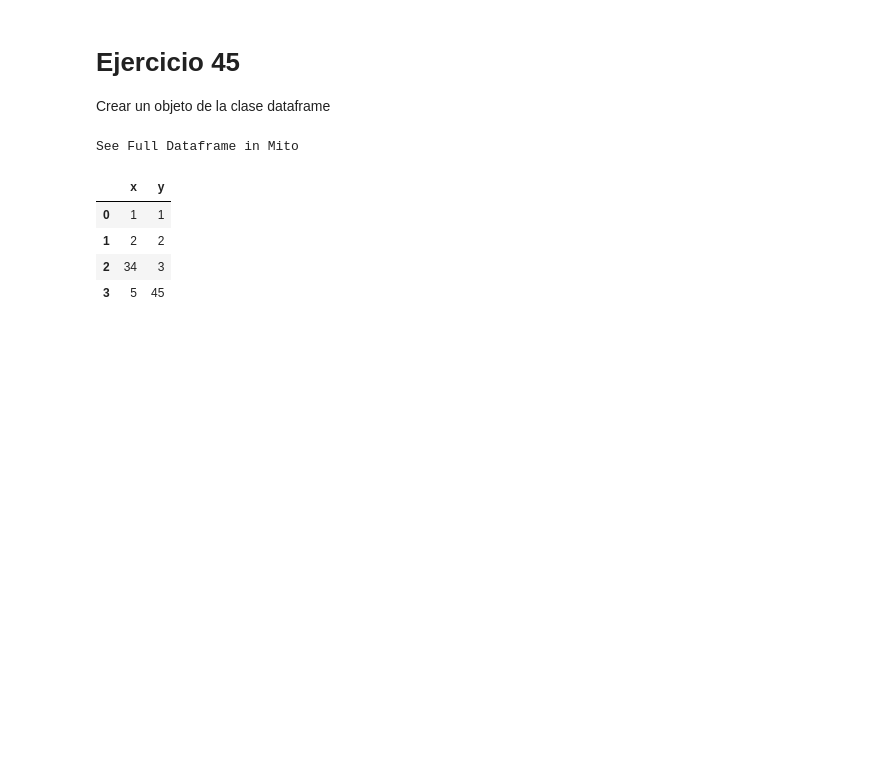
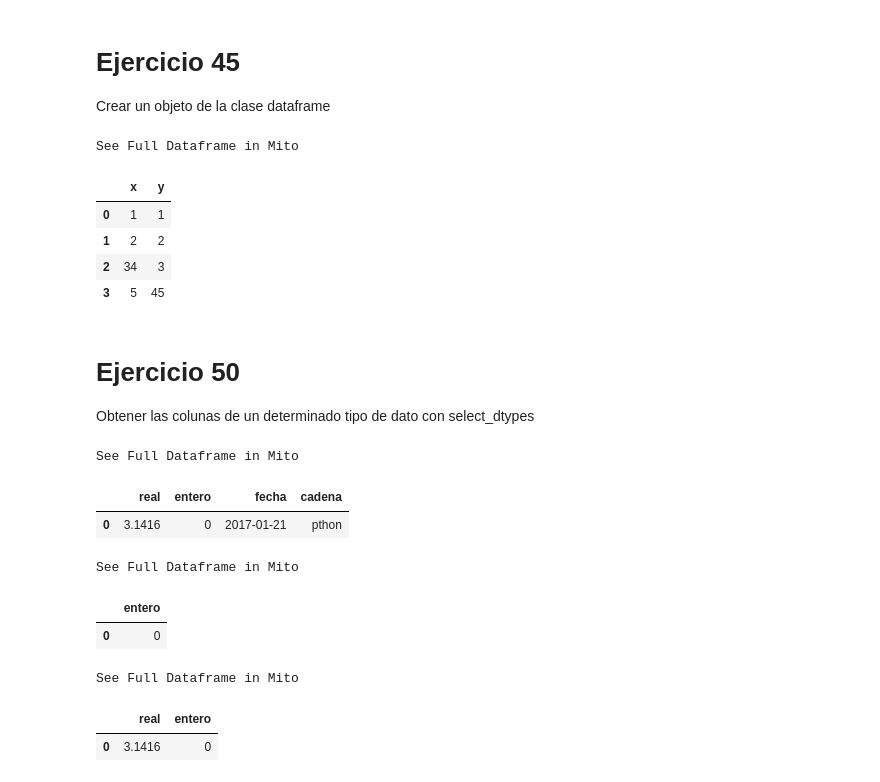
Before and after one commit to TherealVL/Ejercicios_Pandas, a Jupyter notebook: Ejercicios_Panda.ipynb, the cells around one changed output. Saved outputs shown, nothing was run; the diff lists cells and outputs as text; code cells hidden in the pictures; blank space fills up the shorter version.

Commit message:
Ejercicio 50

```diff
--- a/Ejercicios_Panda.ipynb
+++ b/Ejercicios_Panda.ipynb
@@ -590,3 +590,27 @@ See Full Dataframe in Mito
 | 1 | 2 | 2 |
 | 2 | 34 | 3 |
 | 3 | 5 | 45 |
+# %% [markdown]
+# Ejercicio 50
+Obtener las colunas de un determinado tipo de dato con select_dtypes
+# %%
+datos50 = {"real":[3.1416], "entero":[0],"fecha":[pd.Timestamp("20170121")],"cadena":["pthon"]}
+# %%
+df50 = pd.DataFrame(datos50)
+df50
+# %% [output]
+See Full Dataframe in Mito
+|  | real | entero | fecha | cadena |
+| 0 | 3.1416 | 0 | 2017-01-21 | pthon |
+# %%
+df50.select_dtypes(include="int64")
+# %% [output]
+See Full Dataframe in Mito
+|  | entero |
+| 0 | 0 |
+# %%
+df50.select_dtypes(include=["int64","float64"])
+# %% [output]
+See Full Dataframe in Mito
+|  | real | entero |
+| 0 | 3.1416 | 0 |
```
